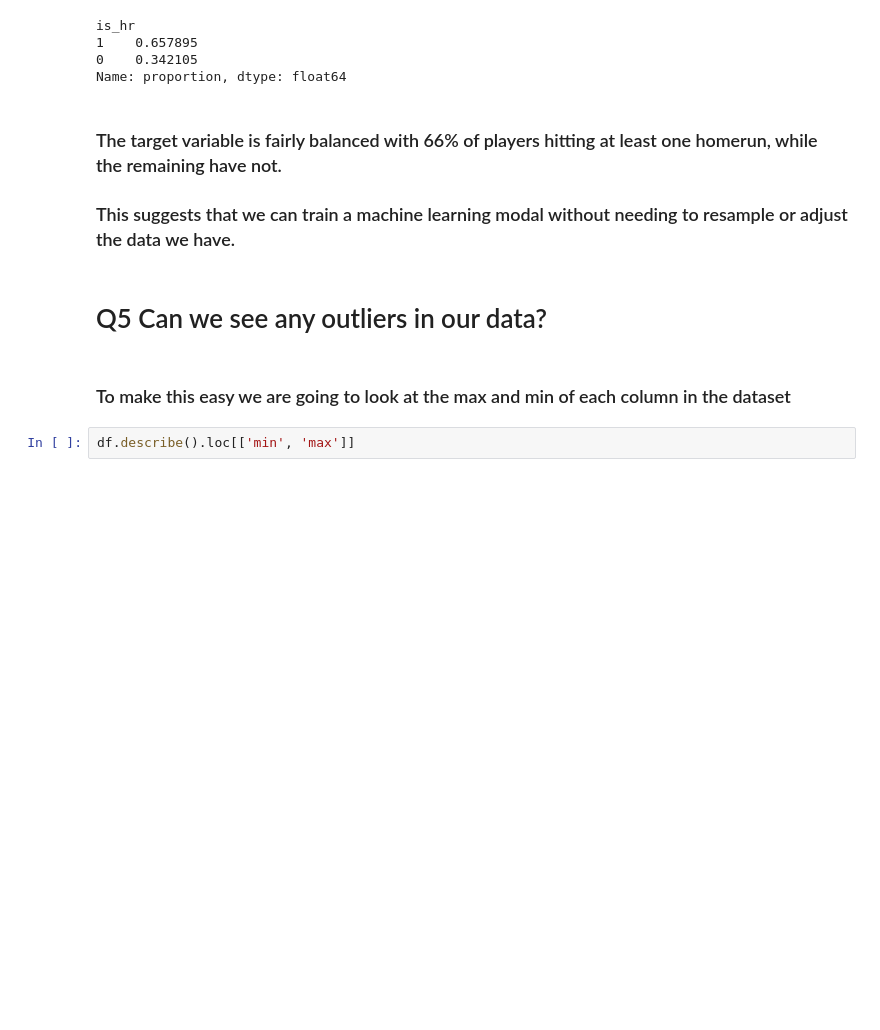
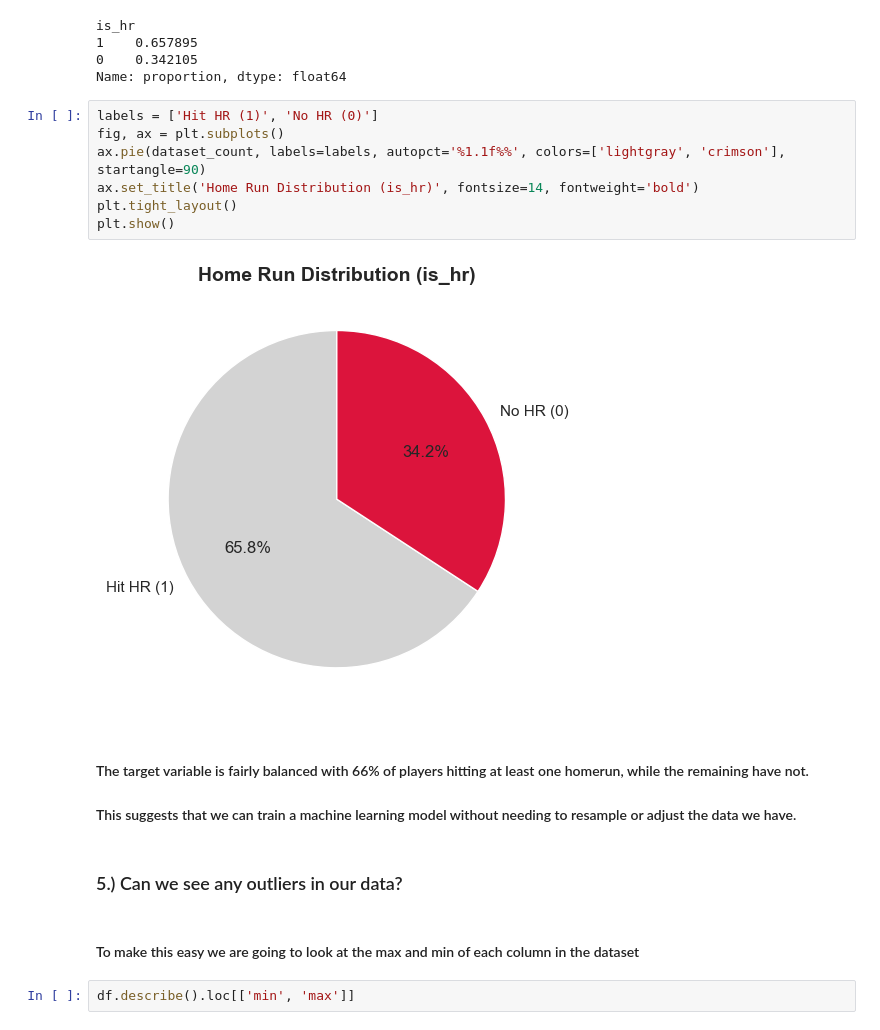
Before and after one commit to meganclapinski25/mlb-hr-prediction, a Jupyter notebook: notebooks/01_exploratory_analysis.ipynb, the cells around one changed output. Cells and saved outputs as stored; diff of their text form; blank space fills up the shorter version.

```diff
--- a/notebooks/01_exploratory_analysis.ipynb
+++ b/notebooks/01_exploratory_analysis.ipynb
@@ -356,14 +383,23 @@ is_hr
 1    0.657895
 0    0.342105
 Name: proportion, dtype: float64
+# %%
+labels = ['Hit HR (1)', 'No HR (0)']
+fig, ax = plt.subplots()
+ax.pie(dataset_count, labels=labels, autopct='%1.1f%%', colors=['lightgray', 'crimson'], startangle=90)
+ax.set_title('Home Run Distribution (is_hr)', fontsize=14, fontweight='bold')
+plt.tight_layout()
+plt.show()
+# %% [output]
+[figure, added]
 # %% [markdown]
-### The target variable is fairly balanced with 66% of players hitting at least one homerun, while the remaining have not.
+#### The target variable is fairly balanced with 66% of players hitting at least one homerun, while the remaining have not.
 
-### This suggests that we can train a machine learning modal without needing to resample or adjust the data we have.
+#### This suggests that we can train a machine learning model without needing to resample or adjust the data we have.
 # %% [markdown]
-# Q5 Can we see any outliers in our data?
+### 5.) Can we see any outliers in our data?
 # %% [markdown]
-### To make this easy we are going to look at the max and min of each column in the dataset
+#### To make this easy we are going to look at the max and min of each column in the dataset
 # %%
 df.describe().loc[['min', 'max']]
 # %% [output]
```
Also changed, not shown: parts of 18 cells of this notebook.
